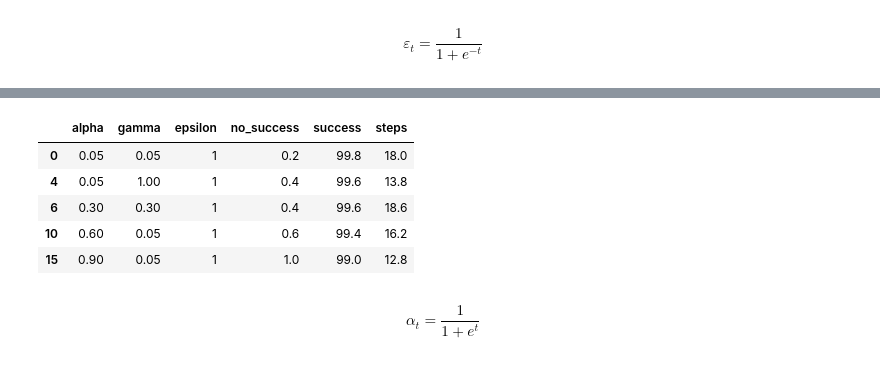
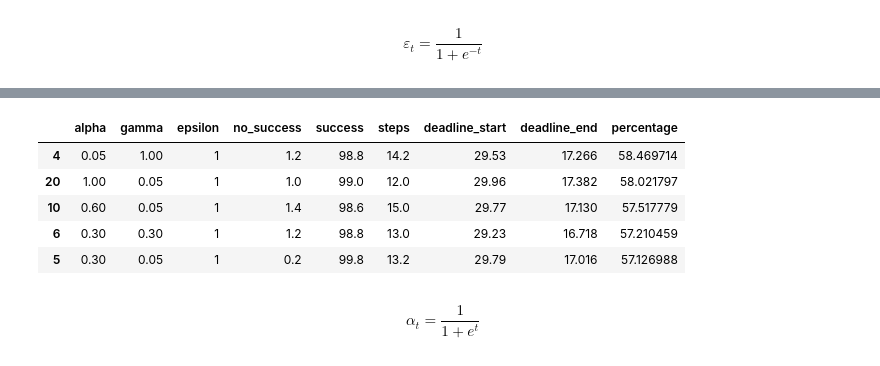
Before and after one commit to andirs/smartcab, a Jupyter notebook: SmartCabDocumentation.ipynb, the cells around one changed output, grey strips where cells are left out. Cells and saved outputs as stored; diff of their text form; code cells hidden in the pictures.

```diff
--- a/SmartCabDocumentation.ipynb
+++ b/SmartCabDocumentation.ipynb
@@ -410,14 +402,14 @@ pylab.show()
 # %%
 # Implementation of e_greedy algorithm where epsilon increases over time
 # -> The more steps I take the better my actions get
 feature_comp_sig_e = pd.read_csv('smartcab/data/feature_comparison_e_greedy_sig_e.csv', sep = ';')
-feature_comp_sig_e.sort_values(['success', 'steps'], ascending=[False, True]).head()
+feature_comp_sig_e.sort_values(['percentage', 'steps', 'success'], ascending=[False, True, False]).head()
 # %% [output]
-|  | alpha | gamma | epsilon | no_success | success | steps |
-| 0 | 0.05 | 0.05 | 1 | 0.2 | 99.8 | 18.0 |
-| 4 | 0.05 | 1.00 | 1 | 0.4 | 99.6 | 13.8 |
-| 6 | 0.30 | 0.30 | 1 | 0.4 | 99.6 | 18.6 |
-| 10 | 0.60 | 0.05 | 1 | 0.6 | 99.4 | 16.2 |
-| 15 | 0.90 | 0.05 | 1 | 1.0 | 99.0 | 12.8 |
+|  | alpha | gamma | epsilon | no_success | success | steps | deadline_start | deadline_end | percentage |
+| 4 | 0.05 | 1.00 | 1 | 1.2 | 98.8 | 14.2 | 29.53 | 17.266 | 58.469714 |
+| 20 | 1.00 | 0.05 | 1 | 1.0 | 99.0 | 12.0 | 29.96 | 17.382 | 58.021797 |
+| 10 | 0.60 | 0.05 | 1 | 1.4 | 98.6 | 15.0 | 29.77 | 17.130 | 57.517779 |
+| 6 | 0.30 | 0.30 | 1 | 1.2 | 98.8 | 13.0 | 29.23 | 16.718 | 57.210459 |
+| 5 | 0.30 | 0.05 | 1 | 0.2 | 99.8 | 13.2 | 29.79 | 17.016 | 57.126988 |
 # %% [markdown]
 $$ α_{t} = \frac{1}{1 + e^{t}} $$
```
Also changed, not shown: parts of 8 cells of this notebook, 21 other files.
